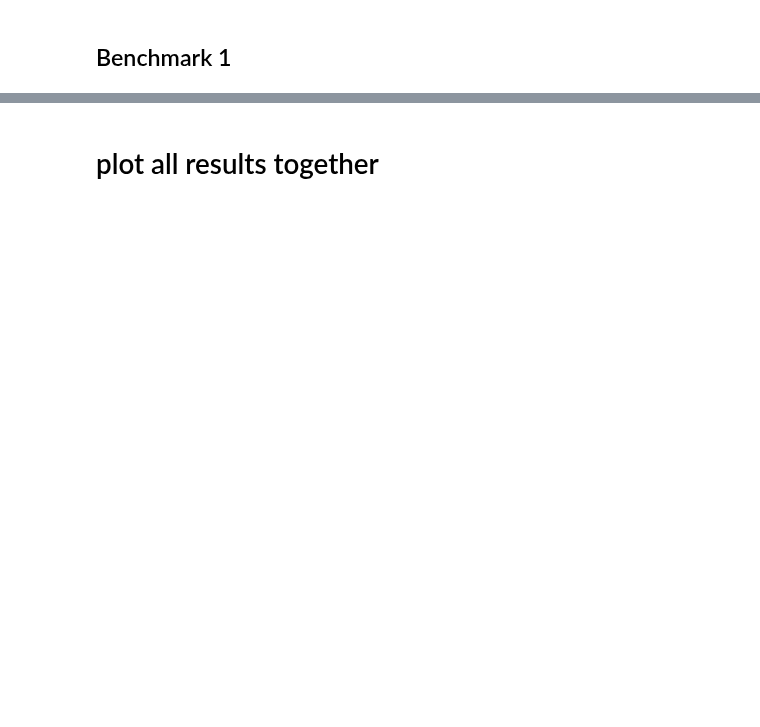
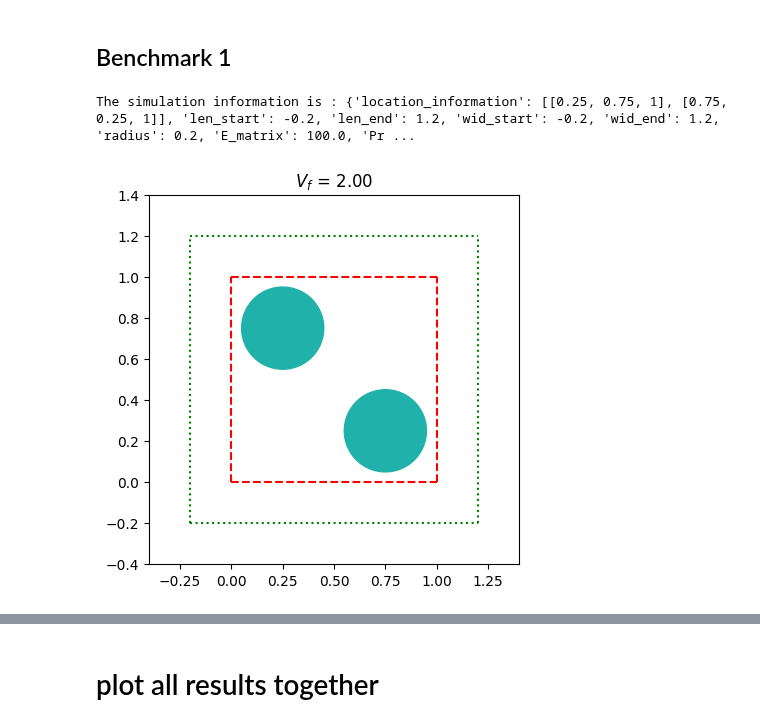
Before and after one commit to bessagroup/rvesimulator, a Jupyter notebook: examples/statistic_rve/statistic_rve.ipynb, the cells around one changed output, grey strips where cells are left out. Cells and saved outputs as stored; diff of their text form; code cells hidden in the pictures; blank space fills up the shorter version.

```diff
--- a/examples/statistic_rve/statistic_rve.ipynb
+++ b/examples/statistic_rve/statistic_rve.ipynb
@@ -56,17 +67,20 @@ print(data)
 # %% [markdown]
 ## Benchmark 1
 # %%
-simulation_wrapper = SimulatorCaller()
-simulation_wrapper.update_sim_info(loads=[0.02, 0.02, 0.02], mesh_partition=100, print_info=True)
+simulation_wrapper = PnasSVE()
+simulation_wrapper.update_sim_info(loads=[0.03, 0.03, 0.03], mesh_partition=80, benchmark="benchmark_1", print_info=True)
 # plot the micro_structure
 location_info = simulation_wrapper.sim_info["location_information"]
 location_info = np.array(location_info)
-DrawRVE2D.cricle_inclusion_plot(circle_position=location_info,
+PlotRVE2D.cricle_inclusion_plot(circle_position=location_info,
 radius=simulation_wrapper.sim_info["radius"],
 len_start=simulation_wrapper.sim_info["len_start"],
 len_end = simulation_wrapper.sim_info["len_end"],
 wid_start=simulation_wrapper.sim_info["wid_start"],
 wid_end = simulation_wrapper.sim_info["wid_end"],
 vol_frac=0.02
  )
+# %% [output]
+The simulation information is : {'location_information': [[0.25, 0.75, 1], [0.75, 0.25, 1]], 'len_start': -0.2, 'len_end': 1.2, 'wid_start': -0.2, 'wid_end': 1.2, 'radius': 0.2, 'E_matrix': 100.0, 'Pr ...
+[figure, added]
 # %%
```
Also changed, not shown: parts of 18 cells of this notebook, 23 other files.
